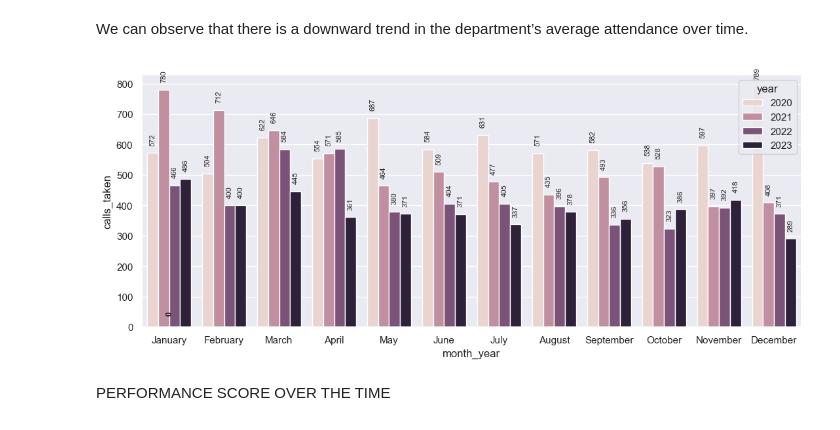
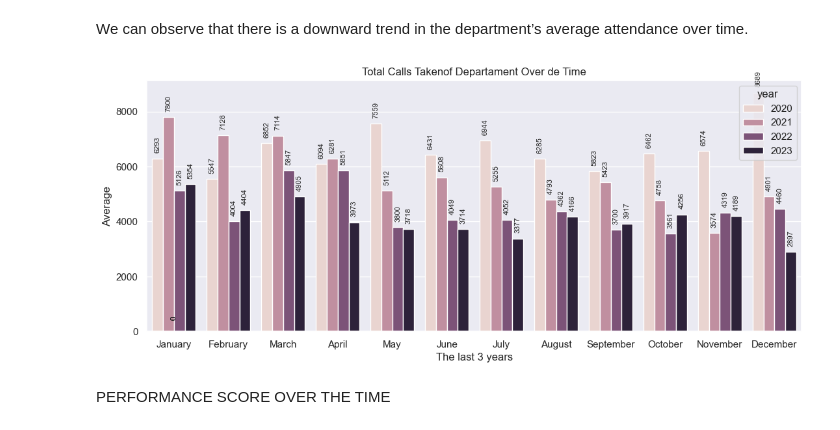
Before and after one commit to erickvieiras/callcenter_performance, a Jupyter notebook: notebook/callcenter.ipynb, the cells around one changed output. Saved outputs shown, nothing was run; the diff lists cells and outputs as text; code cells hidden in the pictures.

Commit message:
Created new analyzes on features related to the number of appointments and seasonal services

```diff
--- a/notebook/callcenter.ipynb
+++ b/notebook/callcenter.ipynb
@@ -852,0 +909,26 @@ plt.show()
+# %%
+plt.subplot(1,2,1)
+
+aux = df5.groupby(['year', 'month_year', 'number_month'])['change_tecnology_order'].sum().reset_index().sort_values('number_month', ascending = True)
+plot = sns.barplot(data = aux, x = 'month_year', y = 'change_tecnology_order', hue = 'year')
+plt.title('Total of Change Tecnology Order Over de Time')
+plt.xlabel('The last 3 years')
+plt.ylabel('Total')
+plt.xticks(rotation = 45)
+for p in plot.patches:
+    plot.annotate(f'{int(p.get_height())}', (p.get_x() + p.get_width() / 2., p.get_height()),
+                 ha='center', va='center', xytext=(0, 5), textcoords='offset points', fontsize=8, rotation='horizontal')
+
+
+plt.subplot(1,2,2)
+aux2 = df5.groupby(['year', 'month_year', 'number_month'])['change_tecnology_order'].mean().reset_index().sort_values('number_month', ascending = True)
+plot2 = sns.barplot(data = aux2, x = 'month_year', y = 'change_tecnology_order', hue = 'year', palette='dark:skyblue')
+plt.title('Average of Change Tecnology Order Over de Time')
+plt.xlabel('The last 3 years')
+plt.ylabel('Average')
+plt.xticks(rotation = 45)
+for p in plot2.patches:
+    plot2.annotate(f'{int(p.get_height())}', (p.get_x() + p.get_width() / 2., p.get_height()),
+                 ha='center', va='center', xytext=(0, 5), textcoords='offset points', fontsize=8, rotation='horizontal')
+plt.tight_layout()
+plt.show()
@@ -855,14 +939,17 @@ CALLS TAKEN OVER THE TIME
 # %% [markdown]
 We can observe that there is a downward trend in the department’s average attendance over time.
 # %%
-aux = df5.groupby(['year', 'month_year', 'number_month'])['calls_taken'].mean().reset_index().sort_values('number_month', ascending = True)
+aux = df5.groupby(['year', 'month_year', 'number_month'])['calls_taken'].sum().reset_index().sort_values('number_month', ascending = True)
 plot = sns.barplot(data = aux, x = 'month_year', y = 'calls_taken', hue = 'year')
+plt.title('Total Calls Takenof Departament Over de Time')
+plt.xlabel('The last 3 years')
+plt.ylabel('Average')
 for p in plot.patches:
     plot.annotate(f'{int(p.get_height())}', (p.get_x() + p.get_width() / 2., p.get_height()),
                  ha='center', va='center', xytext=(0, 15), textcoords='offset points', fontsize=8, rotation='vertical')
 plt.show()
 # %% [output]
-[figure, old version]
+[figure, new version]
 # %% [markdown]
 PERFORMANCE SCORE OVER THE TIME
 # %% [markdown]
```
Also changed, not shown: parts of 14 cells of this notebook.
